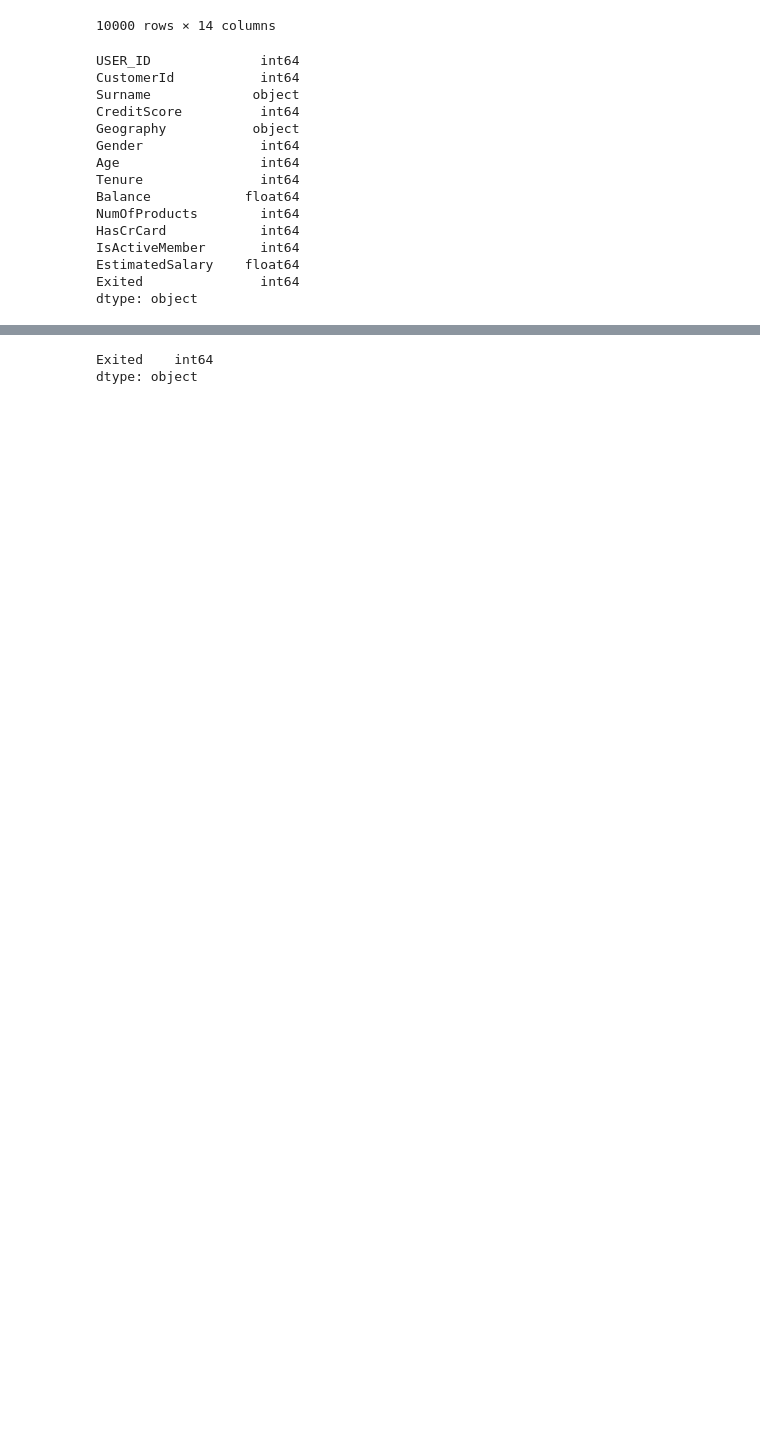
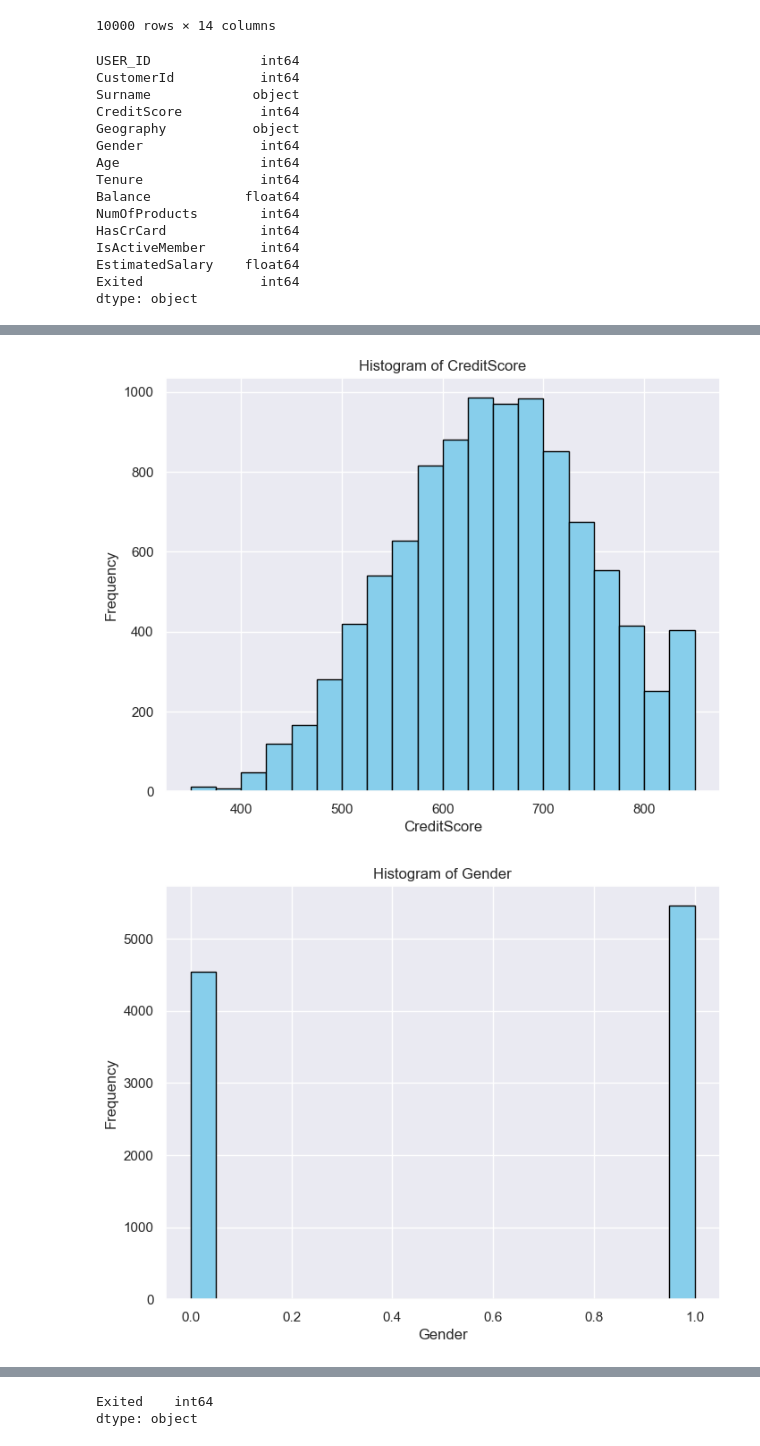
Before and after one commit to cricci3/featureStore, a Jupyter notebook: 0-create_fs.ipynb, the cells around one changed output, grey strips where cells are left out. Saved outputs shown, nothing was run; the diff lists cells and outputs as text; code cells hidden in the pictures; blank space fills up the shorter version.

Commit message:
data visualization

```diff
--- a/0-create_fs.ipynb
+++ b/0-create_fs.ipynb
@@ -206,0 +176,3 @@ df.head()
+# %%
+# Drop the non num columns and select only numeric columns
+correlation_df = df.drop('USER_ID', axis=1).select_dtypes(include=[float, int, bool])
@@ -206,0 +195,23 @@ df.head()
+# %%
+# Ensure only numeric and boolean columns are used
+cols = correlation_df.select_dtypes(include=['number', 'bool']).columns
+
+# Plot histograms for numeric and boolean columns
+for col in cols:
+    plt.figure(figsize=(8, 6))
+
+    # Check if the column is boolean
+    if correlation_df[col].dtype == 'bool':
+        # Convert boolean to integer for histogram plotting
+        plt.hist(correlation_df[col].astype(int), bins=2, color='skyblue', edgecolor='black')
+        plt.xticks([0, 1], ['False', 'True'])
+    else:
+        plt.hist(correlation_df[col].dropna(), bins=20, color='skyblue', edgecolor='black')
+
+    plt.title(f'Histogram of {col}')
+    plt.xlabel(col)
+    plt.ylabel('Frequency')
+    plt.show()
+# %% [output]
+[figure, added]
+[figure, added]
```
Also changed, not shown: parts of 16 cells of this notebook, 7 other files.
